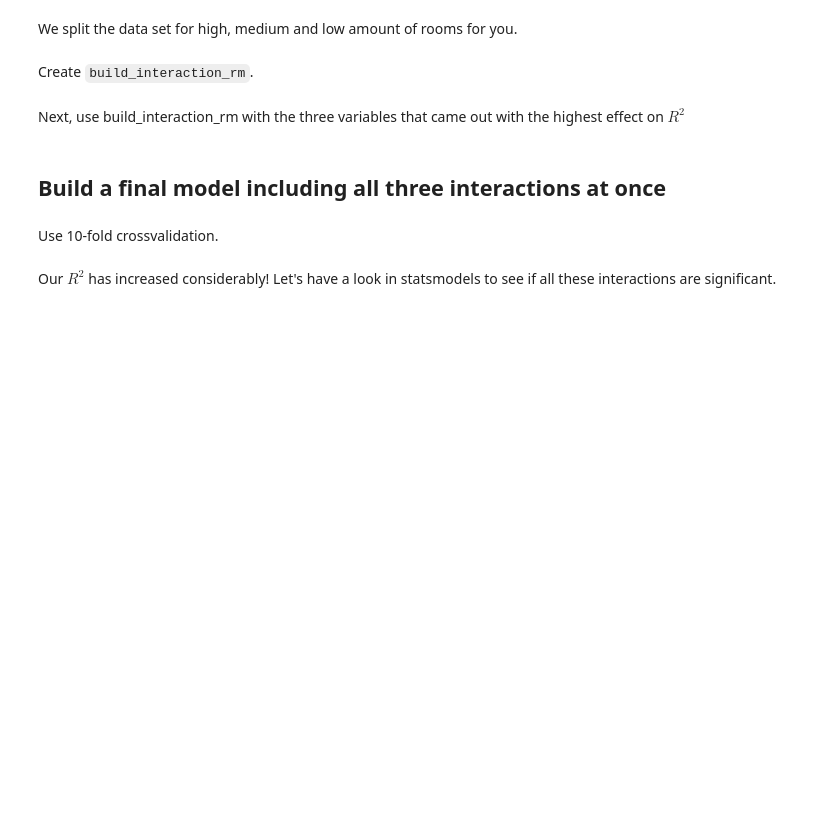
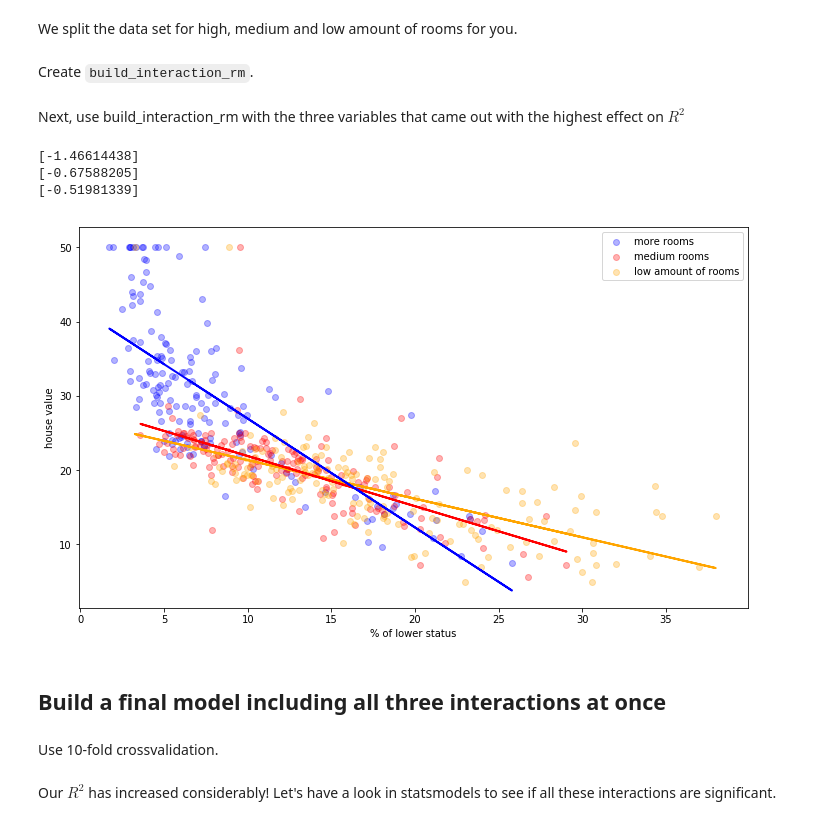
Before and after one commit to loisr/dsc-2-24-04-interactions-lab-nyc-ds-career-012819, a Jupyter notebook: index.ipynb, the cells around one changed output. Drawn from its saved outputs; the diff is of its cells as text; code cells hidden in the pictures; blank space fills up the shorter version.

```diff
--- a/index.ipynb
+++ b/index.ipynb
@@ -113,7 +113,12 @@ def build_interaction_rm(varname, description):
 Next, use build_interaction_rm with the three variables that came out with the highest effect on $R^2$
 # %%
 # first plot
-build_interaction_rm("LSTAT", "% of lower sta")
+build_interaction_rm("LSTAT", "% of lower status")
+# %% [output]
+[-1.46614438]
+[-0.67588205]
+[-0.51981339]
+[figure, added]
 # %%
 # second plot
 # %%
```
